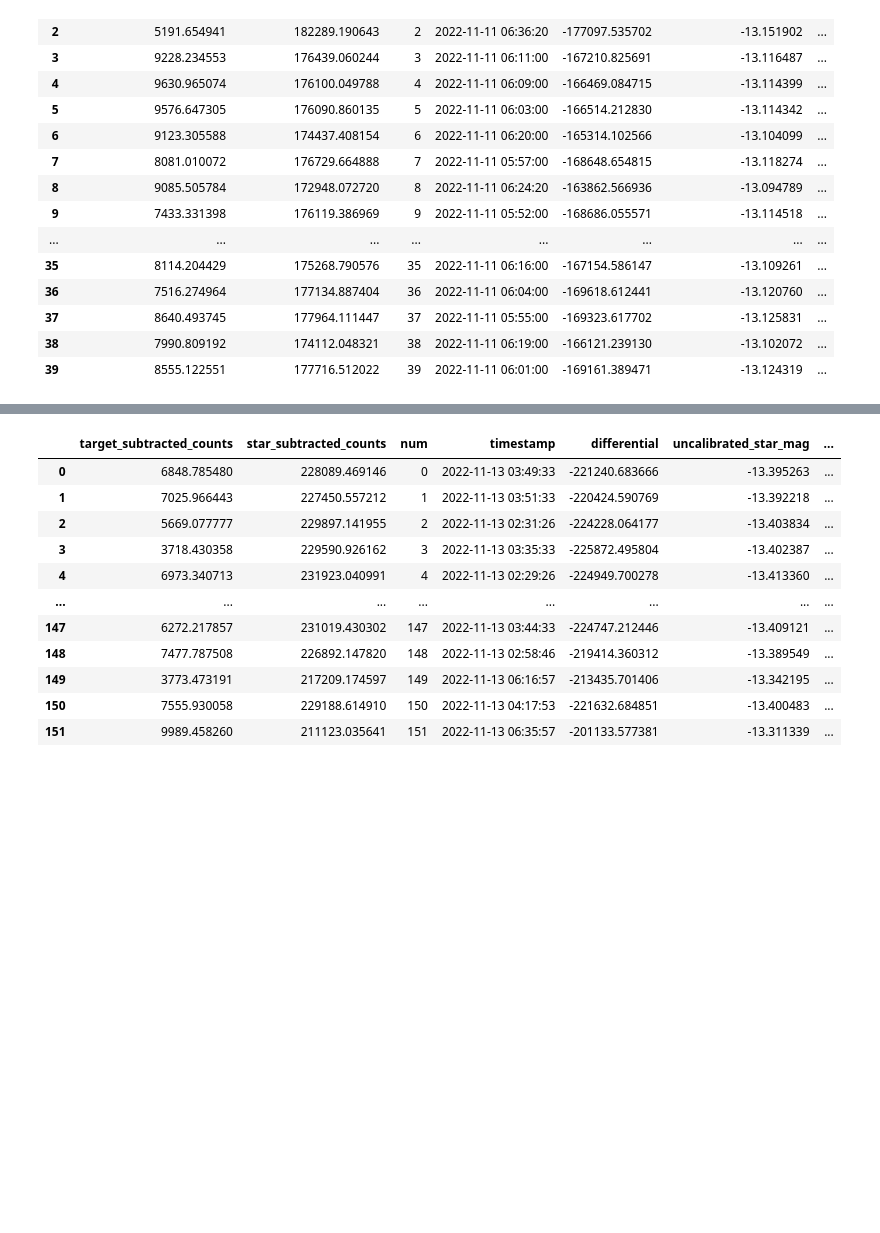
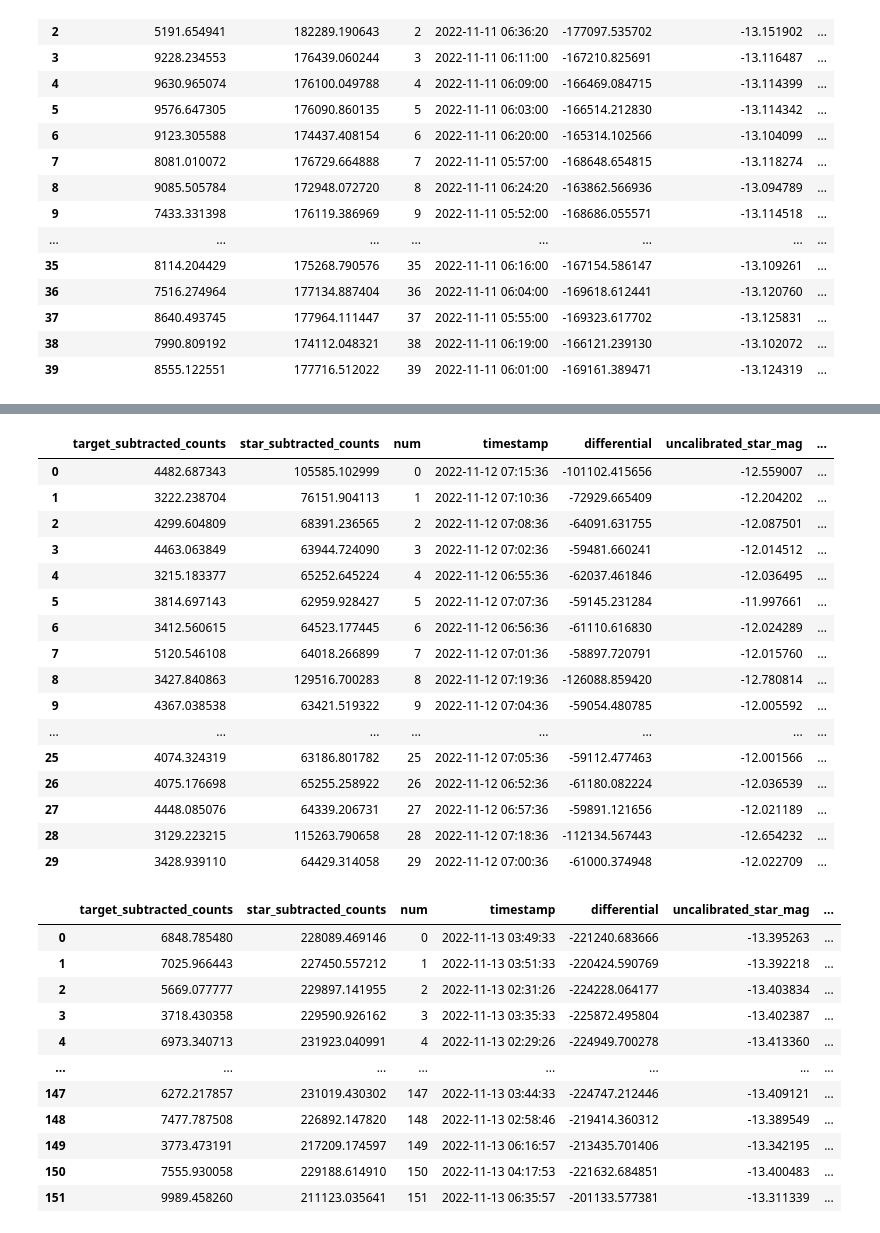
Before and after one commit to mkzeender/astrophysics-brorfelde, a Jupyter notebook: photometry.ipynb, the cells around one changed output, grey strips where cells are left out. Cells and saved outputs as stored; diff of their text form; code cells hidden in the pictures; blank space fills up the shorter version.

```diff
--- a/photometry.ipynb
+++ b/photometry.ipynb
@@ -190,3 +178,50 @@ Name: aperture_sum_bkgsub, Length: 119, dtype: float64
+# %%
+# Night 2 group 2
+
+%matplotlib tk
+
+FWHM = 10
+
+photometry_2_group_2 = align_moving.do_photometry_with_timestamps(
+    imgs[okay & night_2_group_2]['aligned_filepath'],
+
+    start_object = TargetLoc(x=413.19010416666663, y=629.090625, t='2022-11-12T06:51:36.0000'),
+    end_object = TargetLoc(x=517.3820833333334, y=615.0904166666666, t='2022-11-12T07:20:36.0000'),
+
+    aperture_=FWHM*3,
+    annulus_inner=5*FWHM,
+    annulus_outer=9*FWHM,
+    dry_run=False, # in the dry run, press 'b' and 'n' to cycle through the images
+
+    reference_positions=[
+        TargetLoc(x=594.125, y=452.19666666666666,),
+        TargetLoc(x=1235.1614583333333, y=679.7175, ),
+        TargetLoc(x=1494.605, y=740.3525,)],
+
+    vmin = 0,
+    vmax = 600 # corrects brightness in plot
+
+)
+
+photometry_2_group_2
+# %% [output]
+|  | target_subtracted_counts | star_subtracted_counts | num | timestamp | differential | uncalibrated_star_mag | ... |
+| 0 | 4482.687343 | 105585.102999 | 0 | 2022-11-12 07:15:36 | -101102.415656 | -12.559007 | ... |
+| 1 | 3222.238704 | 76151.904113 | 1 | 2022-11-12 07:10:36 | -72929.665409 | -12.204202 | ... |
+| 2 | 4299.604809 | 68391.236565 | 2 | 2022-11-12 07:08:36 | -64091.631755 | -12.087501 | ... |
+| 3 | 4463.063849 | 63944.724090 | 3 | 2022-11-12 07:02:36 | -59481.660241 | -12.014512 | ... |
+| 4 | 3215.183377 | 65252.645224 | 4 | 2022-11-12 06:55:36 | -62037.461846 | -12.036495 | ... |
+| 5 | 3814.697143 | 62959.928427 | 5 | 2022-11-12 07:07:36 | -59145.231284 | -11.997661 | ... |
+| 6 | 3412.560615 | 64523.177445 | 6 | 2022-11-12 06:56:36 | -61110.616830 | -12.024289 | ... |
+| 7 | 5120.546108 | 64018.266899 | 7 | 2022-11-12 07:01:36 | -58897.720791 | -12.015760 | ... |
+| 8 | 3427.840863 | 129516.700283 | 8 | 2022-11-12 07:19:36 | -126088.859420 | -12.780814 | ... |
+| 9 | 4367.038538 | 63421.519322 | 9 | 2022-11-12 07:04:36 | -59054.480785 | -12.005592 | ... |
+| ... | ... | ... | ... | ... | ... | ... | ... |
+| 25 | 4074.324319 | 63186.801782 | 25 | 2022-11-12 07:05:36 | -59112.477463 | -12.001566 | ... |
+| 26 | 4075.176698 | 65255.258922 | 26 | 2022-11-12 06:52:36 | -61180.082224 | -12.036539 | ... |
+| 27 | 4448.085076 | 64339.206731 | 27 | 2022-11-12 06:57:36 | -59891.121656 | -12.021189 | ... |
+| 28 | 3129.223215 | 115263.790658 | 28 | 2022-11-12 07:18:36 | -112134.567443 | -12.654232 | ... |
+| 29 | 3428.939110 | 64429.314058 | 29 | 2022-11-12 07:00:36 | -61000.374948 | -12.022709 | ... |
 # %%
 # Night 3
 
```
Also changed, not shown: parts of 11 cells of this notebook, 1 other file.
